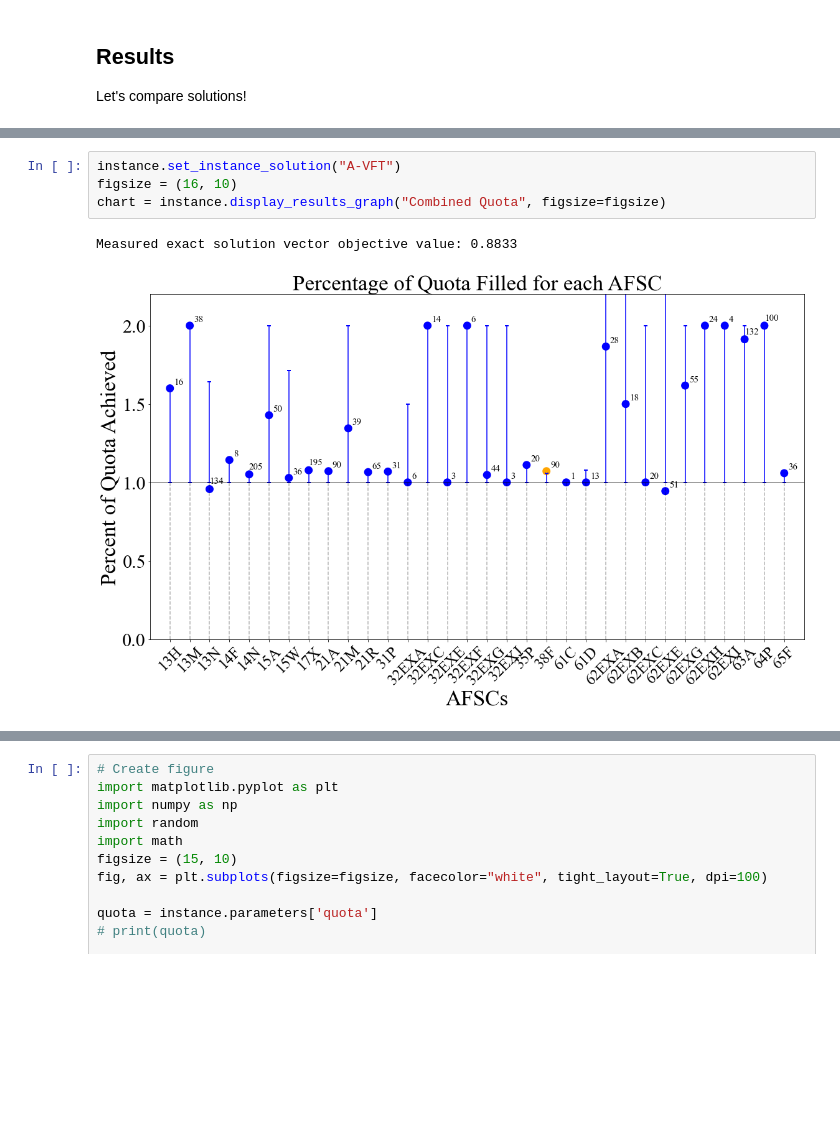
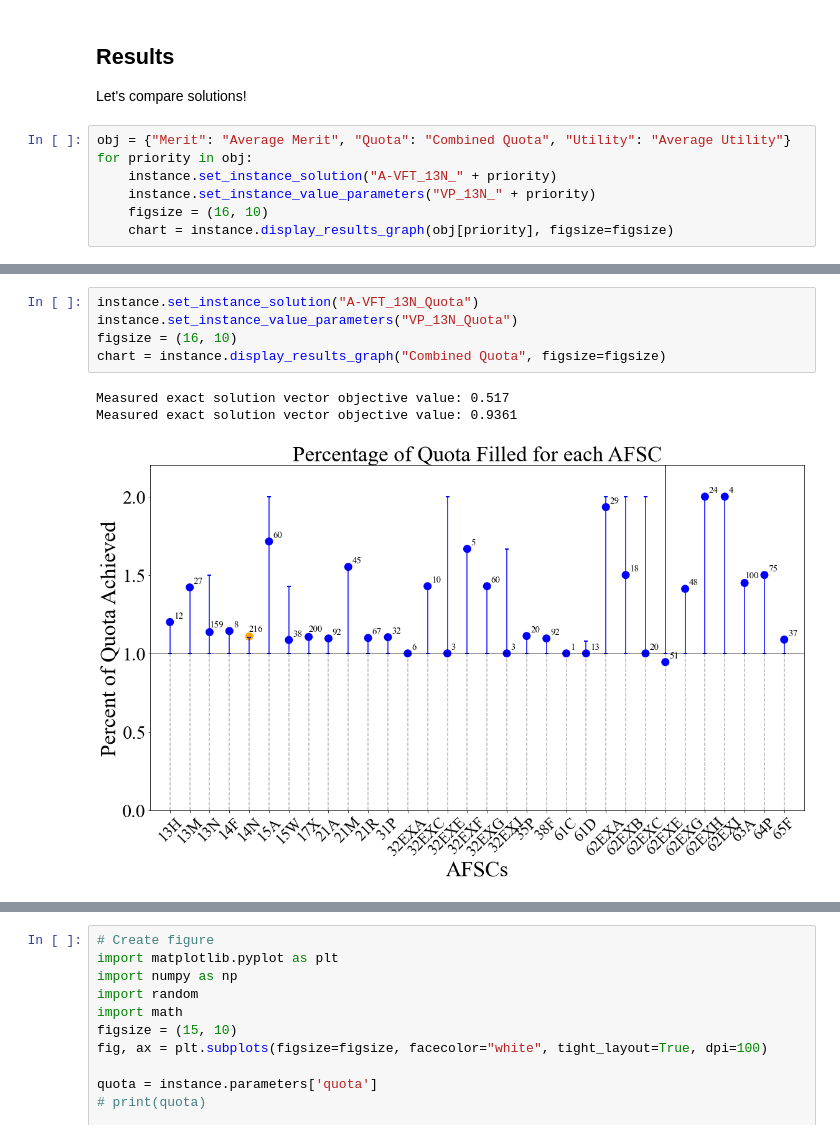
Before and after one commit to dglaird/afccp, a Jupyter notebook: afccp/executables/laird/afccp_2023.ipynb, the cells around one changed output, grey strips where cells are left out. Cells and saved outputs as stored; diff of their text form; blank space fills up the shorter version.

```diff
--- a/afccp/executables/laird/afccp_2023.ipynb
+++ b/afccp/executables/laird/afccp_2023.ipynb
@@ -133,3 +125,10 @@ current solutions: dict_keys(['A-VFT', 'Stable', 'Stable_2', 'Greedy'])
 ## Results
 
 Let's compare solutions!
+# %%
+obj = {"Merit": "Average Merit", "Quota": "Combined Quota", "Utility": "Average Utility"}
+for priority in obj:
+    instance.set_instance_solution("A-VFT_13N_" + priority)
+    instance.set_instance_value_parameters("VP_13N_" + priority)
+    figsize = (16, 10)
+    chart = instance.display_results_graph(obj[priority], figsize=figsize)
@@ -136,10 +145,12 @@ Let's compare solutions!
 # %%
-instance.set_instance_solution("A-VFT")
+instance.set_instance_solution("A-VFT_13N_Quota")
+instance.set_instance_value_parameters("VP_13N_Quota")
 figsize = (16, 10)
 chart = instance.display_results_graph("Combined Quota", figsize=figsize)
 # %% [output]
-Measured exact solution vector objective value: 0.8833
+Measured exact solution vector objective value: 0.517
+Measured exact solution vector objective value: 0.9361
-[figure, old version]
+[figure, new version]
 # %%
 chart = instance.display_results_graph("Average Merit", figsize=figsize)
 # %% [output]
```
Also changed, not shown: parts of 21 cells of this notebook, 7 other files.
